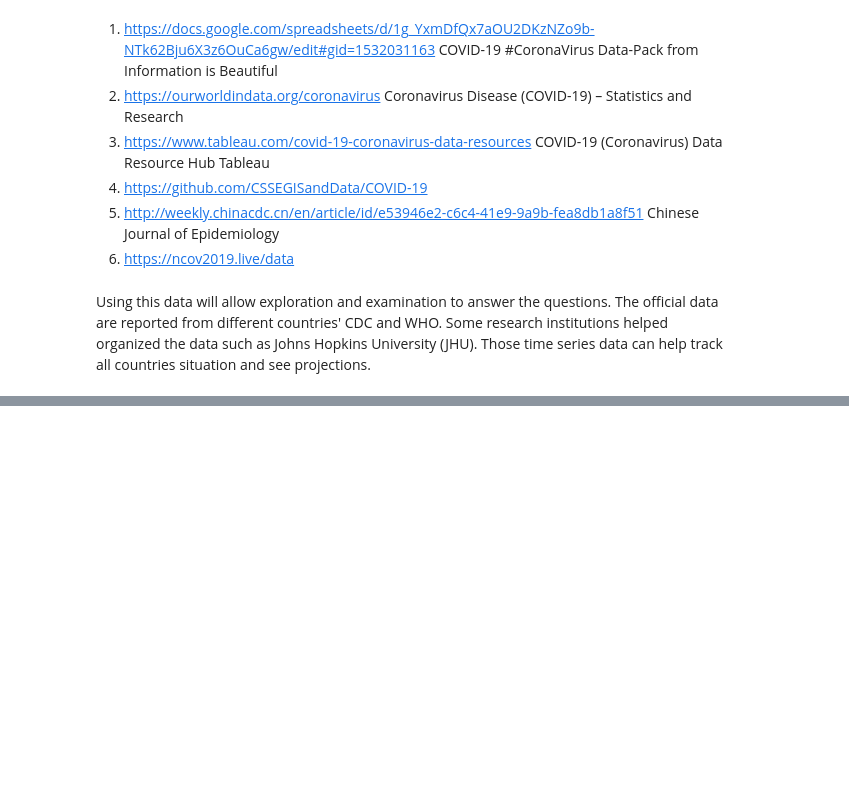
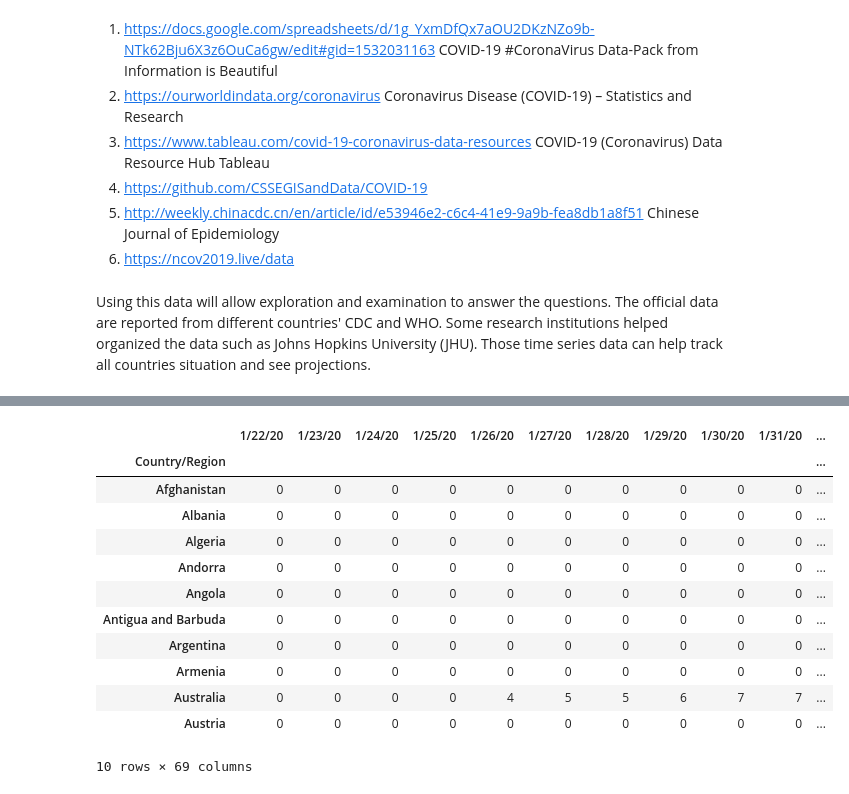
Before and after one commit to xuyangHan/IBM_DataScience, a Jupyter notebook: Capstone Report.ipynb, the cells around one changed output, grey strips where cells are left out. Cells and saved outputs as stored; diff of their text form; code cells hidden in the pictures; blank space fills up the shorter version.

```diff
--- a/Capstone Report.ipynb
+++ b/Capstone Report.ipynb
@@ -29,0 +162,17 @@ Using this data will allow exploration and examination to answer the questions.
+# %%
+countries = my_table.findAll('a')
+# print(countries)
+countries_list = []
+for i in range(0, len(countries)):
+    countries_list.append(countries[i].contents[0])
+# %%
+tds = my_table.findAll('td')
+codes_list = []
+for i in range(0, len(tds)):
+    if (i-2)%6 == 0:
+        codes_list.append(tds[i].contents[0])
+# %%
+# create datafram contains country's name and corresponding code
+dfData = {'Name': countries_list, 'Code': codes_list}
+df_country = pd.DataFrame(dfData, index = countries_list)
+df_country.head()
@@ -29,0 +186,27 @@ Using this data will allow exploration and examination to answer the questions.
+# %%
+# use API to get national flag by country code
+flag_urls = []
+for i in range(0, len(df_active.index)):
+    country_name = df_active.index[i]
+    if country_name in df_country.index:
+        flag_urls.append('https://www.countryflags.io/'+ df_country.loc[country_name]['Code'][0:2] +'/shiny/64.png')
+    else:
+        flag_urls.append('None')
+# %%
+# insert it to active cases dataframe
+df_active['flag'] = flag_urls
+df_active.head(10)
+# %% [output]
+|  | 1/22/20 | 1/23/20 | 1/24/20 | 1/25/20 | 1/26/20 | 1/27/20 | 1/28/20 | 1/29/20 | 1/30/20 | 1/31/20 | ... |
+| Country/Region |  |  |  |  |  |  |  |  |  |  | ... |
+| Afghanistan | 0 | 0 | 0 | 0 | 0 | 0 | 0 | 0 | 0 | 0 | ... |
+| Albania | 0 | 0 | 0 | 0 | 0 | 0 | 0 | 0 | 0 | 0 | ... |
+| Algeria | 0 | 0 | 0 | 0 | 0 | 0 | 0 | 0 | 0 | 0 | ... |
+| Andorra | 0 | 0 | 0 | 0 | 0 | 0 | 0 | 0 | 0 | 0 | ... |
+| Angola | 0 | 0 | 0 | 0 | 0 | 0 | 0 | 0 | 0 | 0 | ... |
+| Antigua and Barbuda | 0 | 0 | 0 | 0 | 0 | 0 | 0 | 0 | 0 | 0 | ... |
+| Argentina | 0 | 0 | 0 | 0 | 0 | 0 | 0 | 0 | 0 | 0 | ... |
+| Armenia | 0 | 0 | 0 | 0 | 0 | 0 | 0 | 0 | 0 | 0 | ... |
+| Australia | 0 | 0 | 0 | 0 | 4 | 5 | 5 | 6 | 7 | 7 | ... |
+| Austria | 0 | 0 | 0 | 0 | 0 | 0 | 0 | 0 | 0 | 0 | ... |
+10 rows × 69 columns
```
Also changed, not shown: parts of 66 cells of this notebook, 1 other file.
